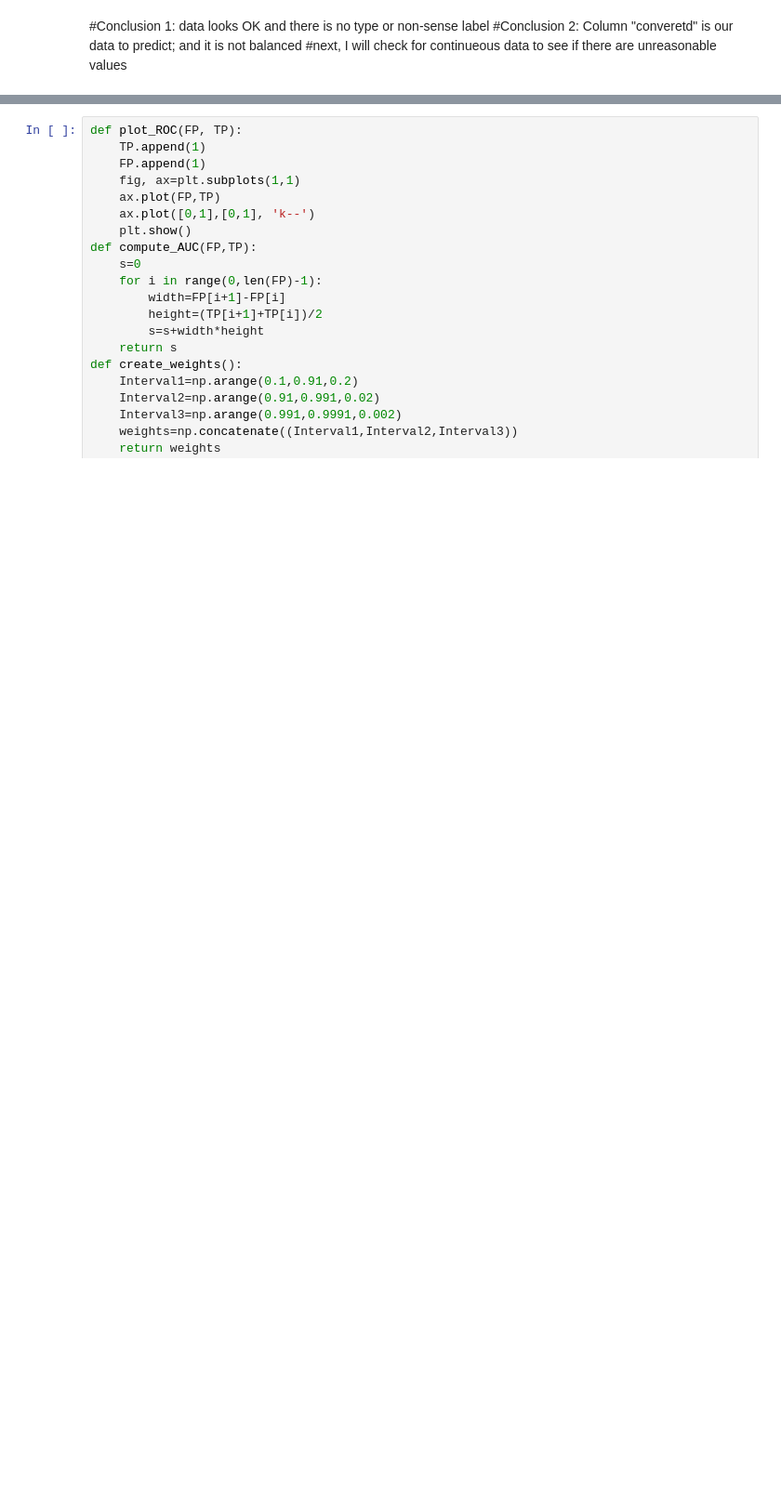
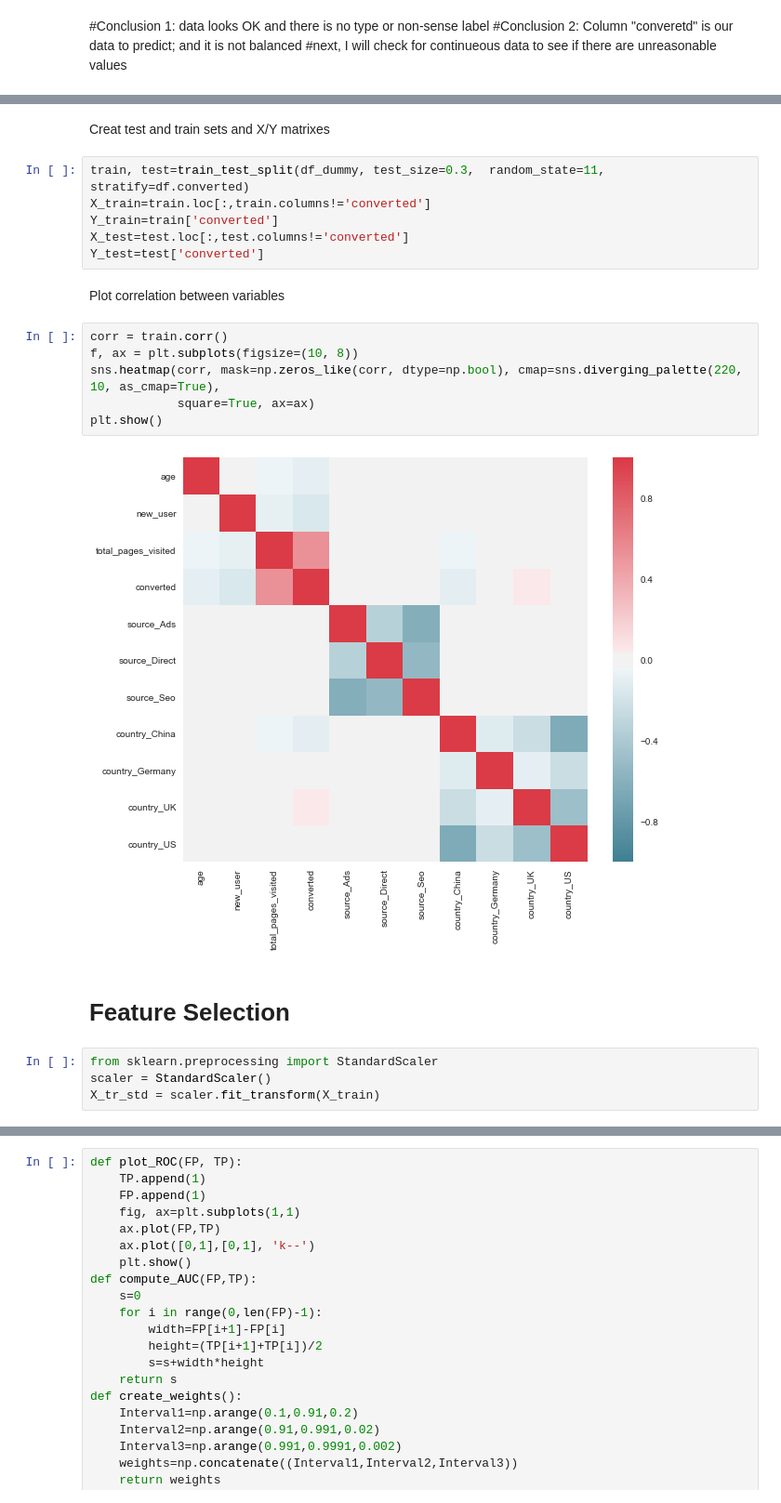
Before and after one commit to haniramezani/WebsiteConversion, a Jupyter notebook: Conversion analysis.ipynb, the cells around one changed output, grey strips where cells are left out. Shown at 93% size. Saved outputs shown, nothing was run; the diff lists cells and outputs as text; blank space fills up the shorter version.

```diff
--- a/Conversion analysis.ipynb
+++ b/Conversion analysis.ipynb
@@ -110,0 +84,24 @@ test_dummy.head(4)
+# %% [markdown]
+Creat test and train sets and X/Y matrixes
+# %%
+train, test=train_test_split(df_dummy, test_size=0.3,  random_state=11, stratify=df.converted)
+X_train=train.loc[:,train.columns!='converted']
+Y_train=train['converted']
+X_test=test.loc[:,test.columns!='converted']
+Y_test=test['converted']
+# %% [markdown]
+Plot correlation between variables
+# %%
+corr = train.corr()
+f, ax = plt.subplots(figsize=(10, 8))
+sns.heatmap(corr, mask=np.zeros_like(corr, dtype=np.bool), cmap=sns.diverging_palette(220, 10, as_cmap=True),
+            square=True, ax=ax)
+plt.show()
+# %% [output]
+[figure, added]
+# %% [markdown]
+# Feature Selection
+# %%
+from sklearn.preprocessing import StandardScaler
+scaler = StandardScaler()
+X_tr_std = scaler.fit_transform(X_train)
```
Also changed, not shown: parts of 26 cells of this notebook.
